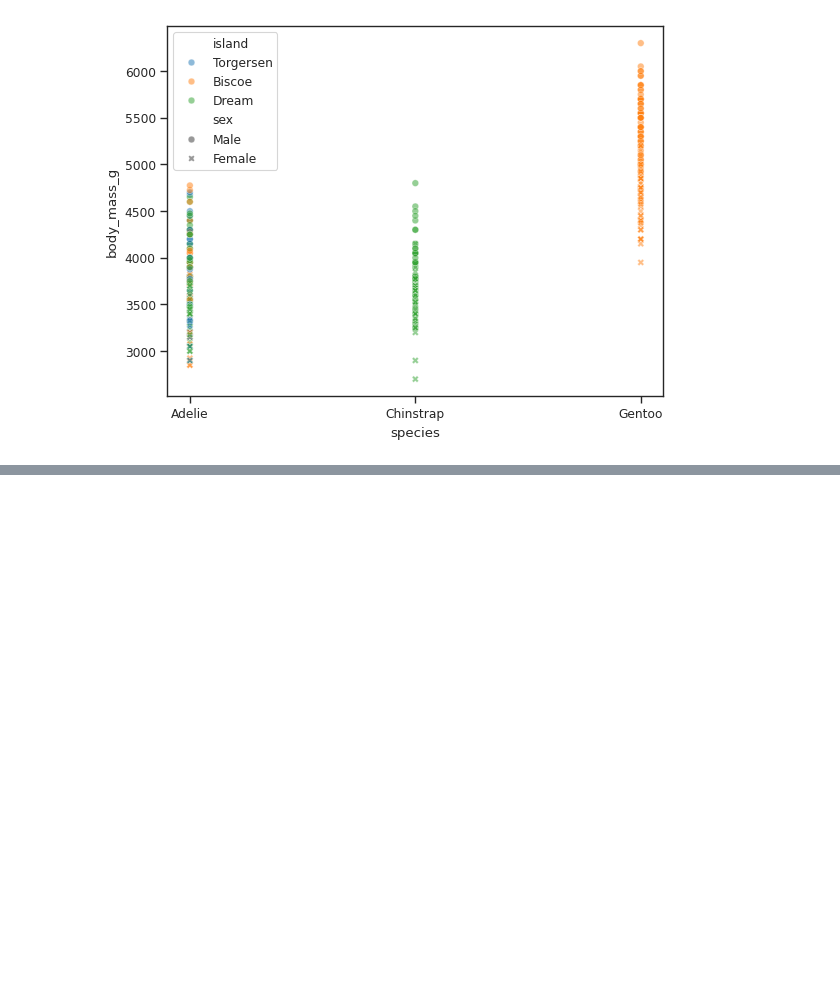
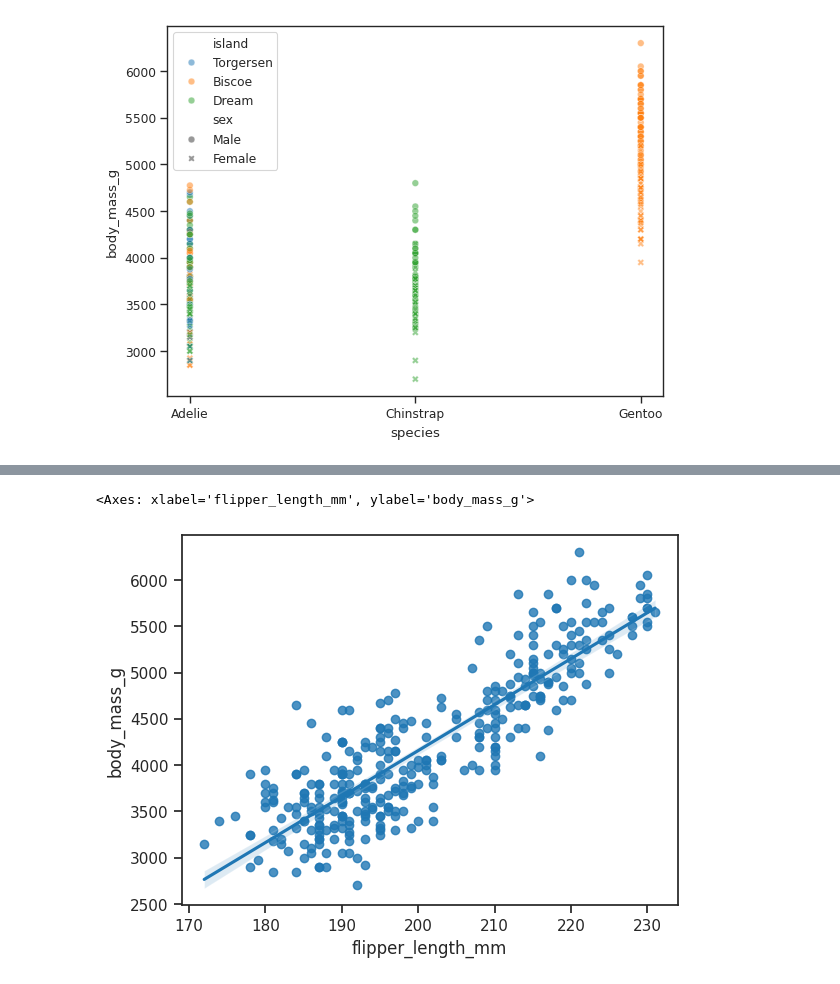
Before and after one commit to Raj4478/jupiter, a Jupyter notebook: Seaborn.ipynb, the cells around one changed output, grey strips where cells are left out. Saved outputs shown, nothing was run; the diff lists cells and outputs as text; code cells hidden in the pictures; blank space fills up the shorter version.

```diff
--- a/Seaborn.ipynb
+++ b/Seaborn.ipynb
@@ -60,0 +72,5 @@ sns.stripplot(data=penguins, x="species", y="body_mass_g", hue="island", dodge=T
+# %%
+sns.regplot(data=penguins, x="flipper_length_mm", y="body_mass_g", marker="o")
+# %% [output]
+<Axes: xlabel='flipper_length_mm', ylabel='body_mass_g'>
+[figure, added]
```
Also changed, not shown: parts of 6 cells of this notebook.
